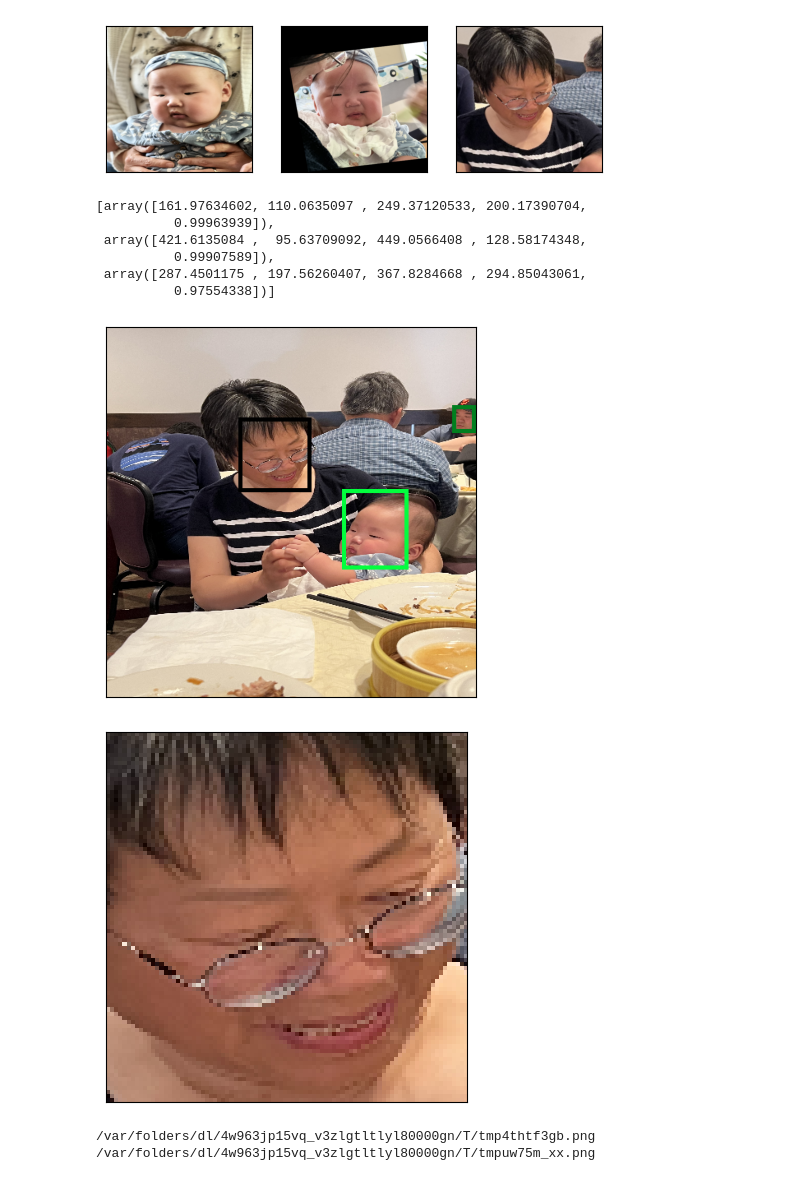
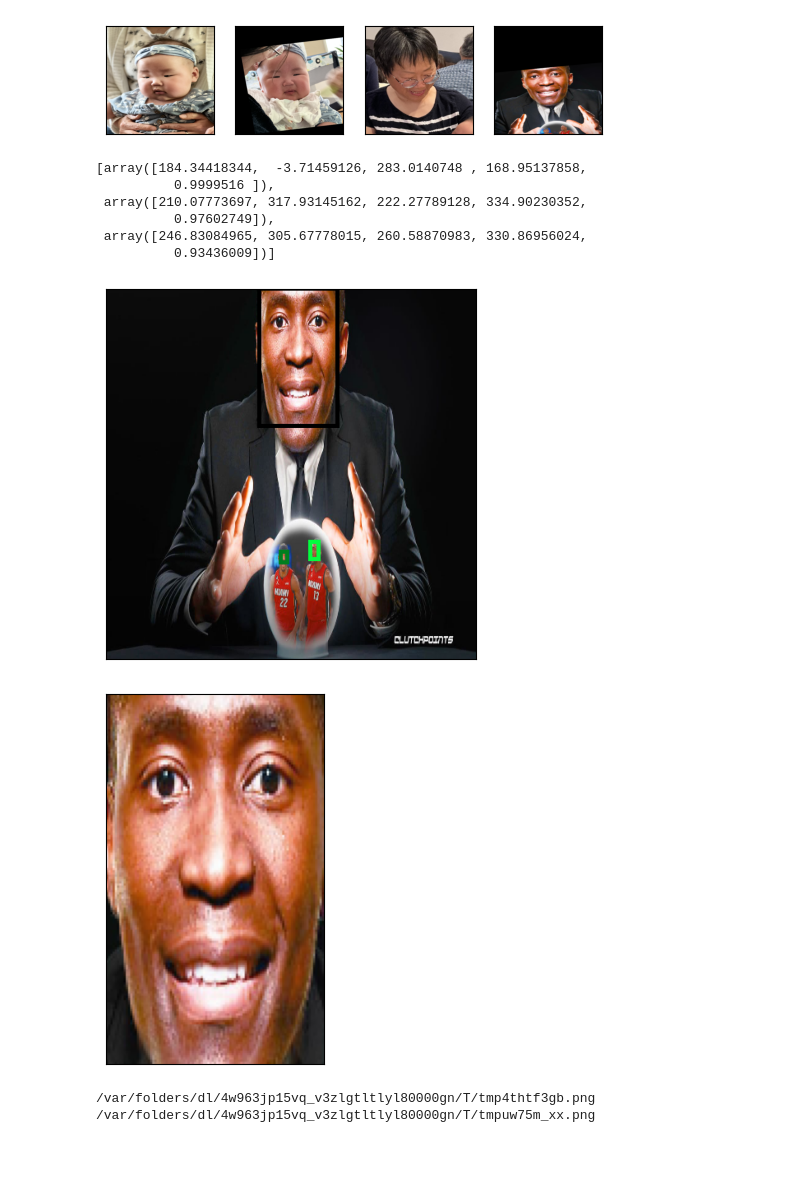
Before and after one commit to nathanwang000/genAI_storyteller, a Jupyter notebook: notebooks/align_faces.ipynb, the cells around one changed output. Drawn from its saved outputs; the diff is of its cells as text; code cells hidden in the pictures; blank space fills up the shorter version.

```diff
--- a/notebooks/align_faces.ipynb
+++ b/notebooks/align_faces.ipynb
@@ -23,9 +23,10 @@ def get_key_points(im, device='cuda'):
     return fa.get_landmarks(im, return_bboxes=True)
 
 imps = [
-    '/Users/jiaxuanwang/Downloads/lua training set/lua_png/IMG_2730.png',
-    '/Users/jiaxuanwang/Downloads/lua training set/lua_png/IMG_2750.png',
-    '/Users/jiaxuanwang/Downloads/lua training set/lua_png/IMG_0131.png',
+    '../tmp/lua_png/IMG_2730.png',
+    '../tmp/lua_png/IMG_2750.png',
+    # '../tmp/lua_png/IMG_0131.png',
+    '../output/ddgs_images/jamal_crawford/125.jpg'
 ]
 # imps = glob.glob('/Users/jiaxuanwang/Downloads/lua training set/lua_png/*.png')
 imgs = []
@@ -37,6 +38,11 @@ for imp in tqdm.tqdm(imps):
     lmk, lmk_socres, bbox = get_key_points(
         im if im.shape[2] == 3 else im.permute((1,2,0)),
         device='mps')
+    if lmk == None:
+        import warnings
+        print(f'no face detected in {imp}')
+        warnings.warn('no face detected')
+        continue
     lmks.append(lmk)
     imgs.append(
         draw_keypoints(
@@ -62,19 +67,19 @@ cadence = 4
 for s in range(len(aligned_faces))[::cadence]:
     show_imgs(aligned_faces[s:s+cadence])
 # %% [output]
-[figure, old version]
+[figure, new version]
 # %%
-bbox
+bboxes[-1]
 # %% [output]
-[array([161.97634602, 110.0635097 , 249.37120533, 200.17390704,
-          0.99963939]),
- array([421.6135084 ,  95.63709092, 449.0566408 , 128.58174348,
-          0.99907589]),
- array([287.4501175 , 197.56260407, 367.8284668 , 294.85043061,
-          0.97554338])]
+[array([184.34418344,  -3.71459126, 283.0140748 , 168.95137858,
+          0.9999516 ]),
+ array([210.07773697, 317.93145162, 222.27789128, 334.90230352,
+          0.97602749]),
+ array([246.83084965, 305.67778015, 260.58870983, 330.86956024,
+          0.93436009])]
 # %%
 from torchvision.utils import draw_bounding_boxes
-img_idx = 2
+img_idx = 3
 show_imgs(
     draw_bounding_boxes(imgs[img_idx],
                         torch.from_numpy(np.array(
@@ -82,13 +87,13 @@ show_imgs(
                         )), width=5)
 )
 # %% [output]
-[figure, old version]
+[figure, new version]
 # %%
 from lib.utils import crop_torch_im
-img_idx = 2
+img_idx = 3
 show_imgs(crop_torch_im(imgs[img_idx], *bboxes[img_idx][0][:4]))
 # %% [output]
-[figure, old version]
+[figure, new version]
 # %%
 from deepface import DeepFace
 from lib.utils import save_torch_image_tempfile
```
Also changed, not shown: parts of 1 cell of this notebook, 2 other files.
